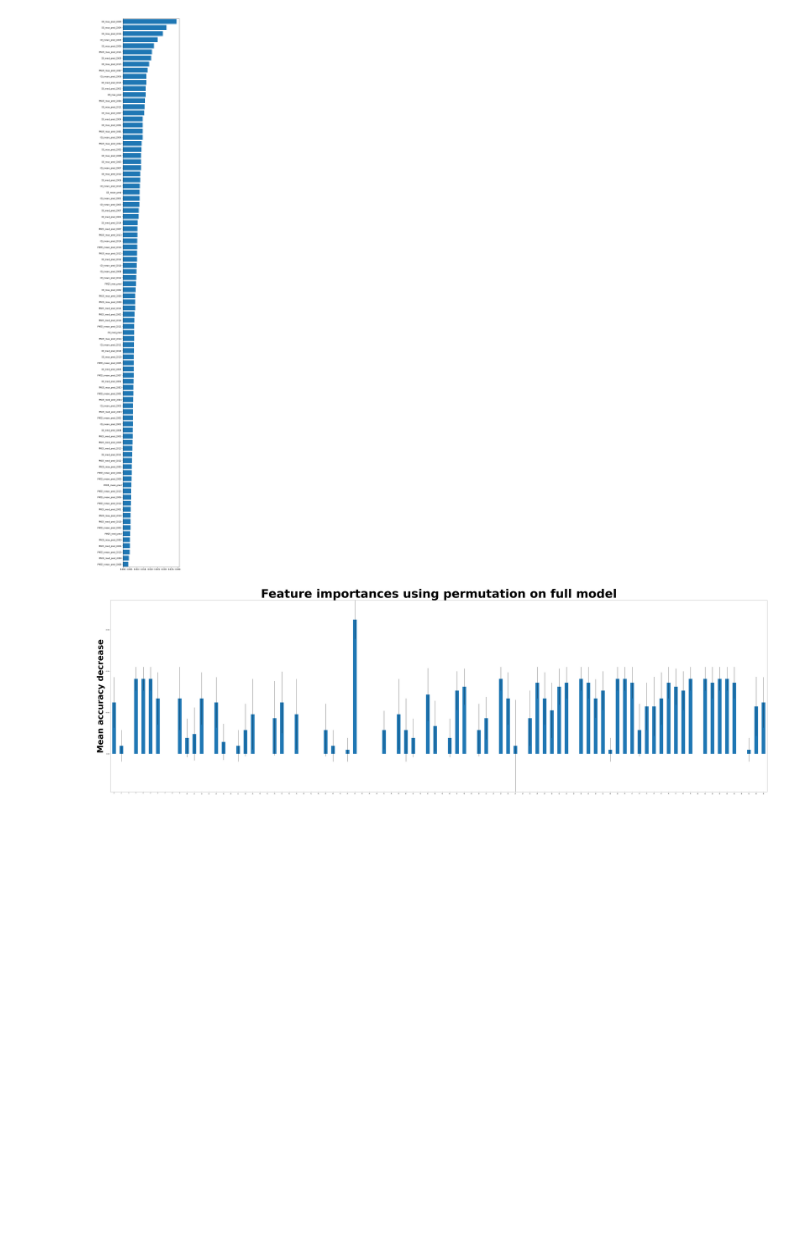
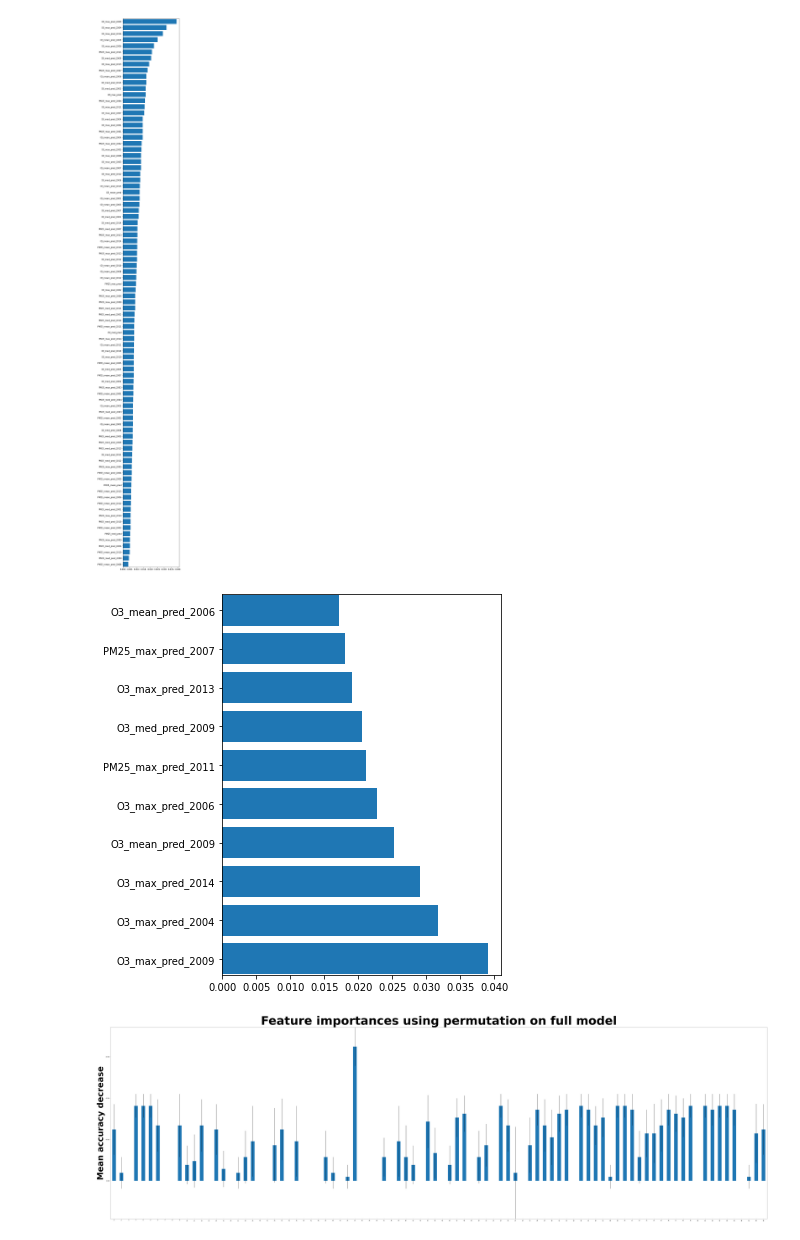
Before and after one commit to cbeckler/eco_cancer_incidence_rates, a Jupyter notebook: Balanced_random_forest_model.ipynb, the cells around one changed output. Saved outputs shown, nothing was run; the diff lists cells and outputs as text; code cells hidden in the pictures; blank space fills up the shorter version.

Commit message:
top 10 features visualization

```diff
--- a/Balanced_random_forest_model.ipynb
+++ b/Balanced_random_forest_model.ipynb
@@ -282,6 +290,29 @@ plt.savefig('/content/drive/MyDrive/Final_Project/Feature_Importances')
 plt.show()
 # %% [output]
 [figure]
+# %%
+# graph with top 10 features
+features = sorted(zip(X.columns, brc.feature_importances_), key = lambda x: x[1])
+
+features_df = pd.DataFrame(features, columns=['feature', 'score'])
+
+features_df = features_df.sort_values(by='score', ascending=False)
+
+top_features = features_df.head(10)
+
+cols = [f for f in top_features['feature']]
+width = [w for w in top_features['score']]
+
+fig, ax = plt.subplots()
+
+fig.set_size_inches(5,7)
+plt.margins(y=0.001)
+
+ax.barh(y=cols, width=width)
+plt.savefig('/content/drive/MyDrive/Final_Project/Feature_Importances_top10')
+plt.show()
+# %% [output]
+[figure, added]
 # %%
 from sklearn.inspection import permutation_importance
 result = permutation_importance(
```
Also changed, not shown: parts of 5 cells of this notebook.
